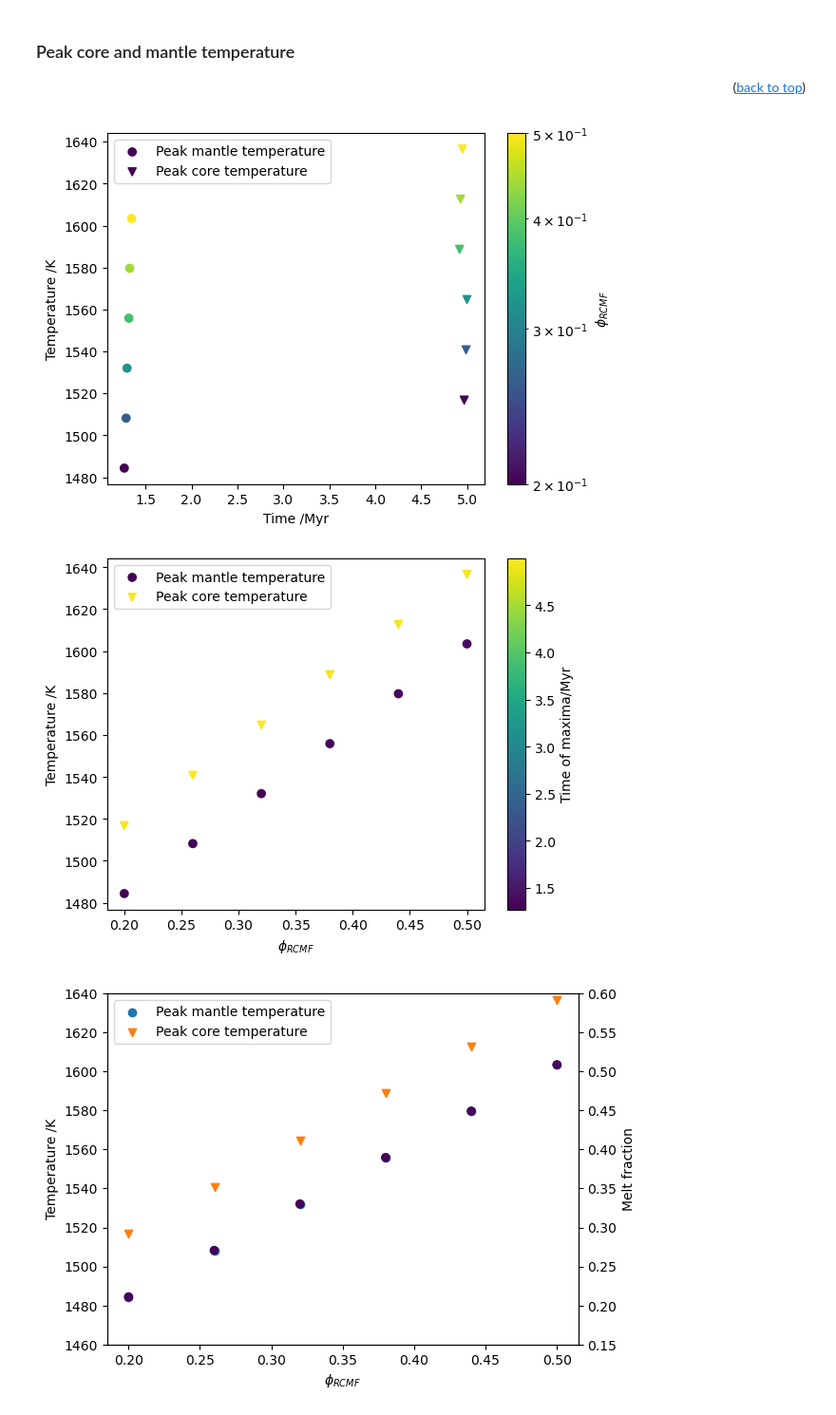
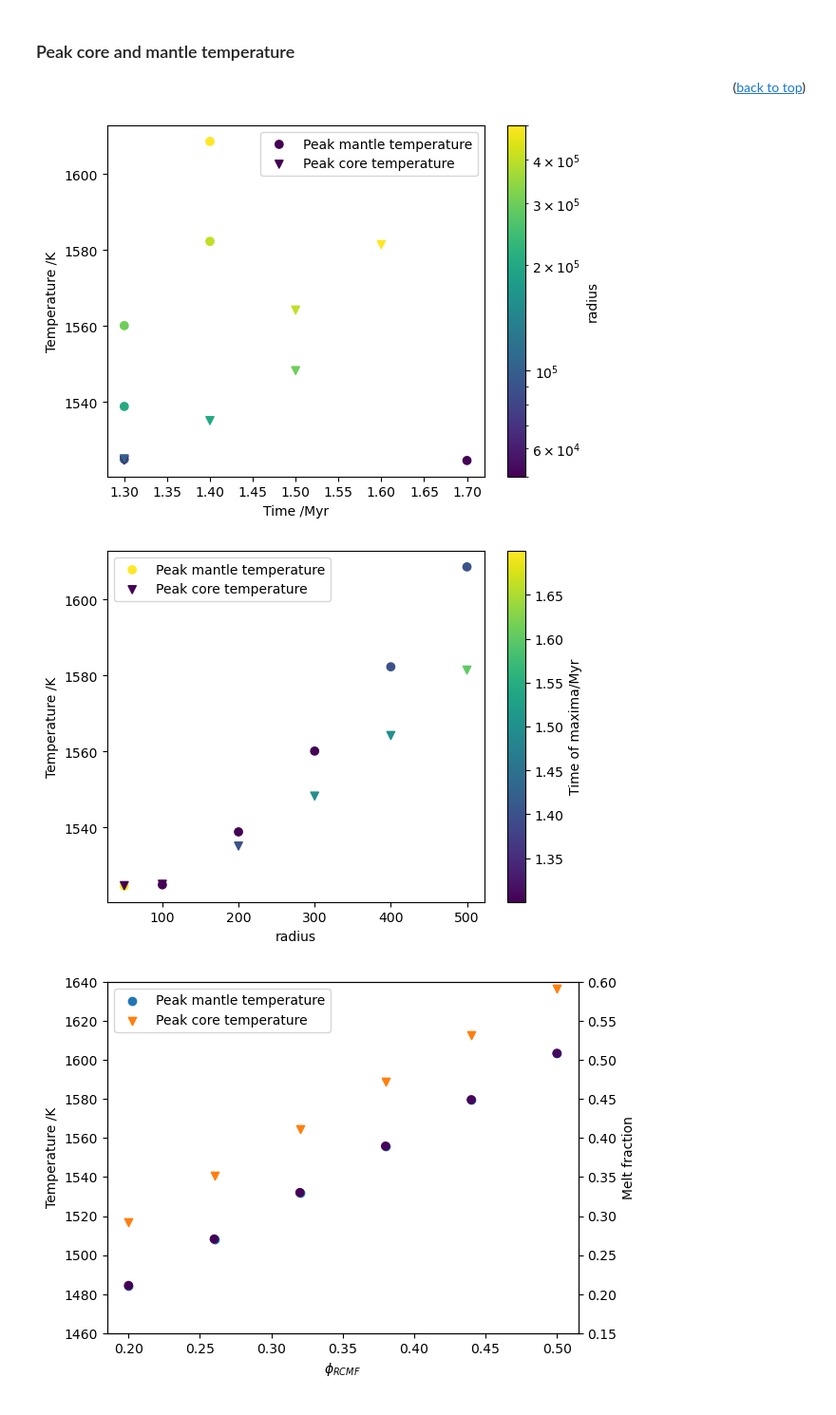
Before and after one commit to Hannah-RS/planetesimal-magnetic-history, a Jupyter notebook: Plotting_scripts/Single_var_comparison.ipynb, the cells around one changed output. Shown at 95% size. Saved outputs shown, nothing was run; the diff lists cells and outputs as text; code cells hidden in the pictures.

```diff
--- a/Plotting_scripts/Single_var_comparison.ipynb
+++ b/Plotting_scripts/Single_var_comparison.ipynb
@@ -43,14 +40,14 @@ colors = ['black','darkblue','blue','royalblue','cornflowerblue','paleturquoise'
 # %% [markdown]
 ## Import data
 # %%
-folder = 'Singlevar1/'
+folder = 'Singlevar2/'
 subfolders = {'rcmf':1,'eta0':2,'beta':3,'etal':4,'Xs_0':5,'Fe0':6,'alpha_n':7,'r':8}
 labels = {'rcmf':'$\\phi_{{RCMF}}$','eta0':'$\\eta_0$','beta':'$\\beta$','etal':'$\\eta_l$','Xs_0':'$X_{{s,0}}$','Fe0':'$^{{60}}Fe/^{{56}}Fe$','alpha_n':'$\\alpha_n$','r':'radius'}
 Myr = 365*24*3600*1e6 #number of s in Myr
 # %% [markdown]
 Choose your variable of interest
 # %%
-var = 'alpha_n'
+var = 'r'
 varlab = labels[var]
 logvar = False
 save = True
@@ -233,21 +245,21 @@ if var!='Fe0':
     plt.ylabel('Temperature /K')
     plt.colorbar(label=varlab)
 # %% [output]
-[figure, old version]
+[figure, new version]
 # %%
 if var!='Fe0':
     plt.figure()
-    plt.scatter(data[var],data['peakT'],label='Peak mantle temperature',marker='o',c=data['tmax'],vmin=tmin,vmax=tmax)
-    plt.scatter(data[var],data['peak_coreT'],label='Peak core temperature',marker='v',c=data['tcoremax'],vmin=tmin,vmax=tmax)
+    plt.scatter(data[var]/1e3,data['peakT'],label='Peak mantle temperature',marker='o',c=data['tmax'],vmin=tmin,vmax=tmax)
+    plt.scatter(data[var]/1e3,data['peak_coreT'],label='Peak core temperature',marker='v',c=data['tcoremax'],vmin=tmin,vmax=tmax)
     plt.xlabel(varlab)
     plt.legend()
     plt.ylabel('Temperature /K')
     plt.colorbar(label='Time of maxima/Myr')
     #plt.xscale('log')
-    #if save == True:
-        #plt.savefig(f'../Plots/{folder}/peakT_{var}.png')
+    if save == True:
+        plt.savefig(f'../Plots/{folder}/peakT_{var}.png')
 # %% [output]
-[figure, old version]
+[figure, new version]
 # %%
 if var=='rcmf':
     phi = (data['peakT']-1400)/400
```
Also changed, not shown: parts of 20 cells of this notebook.
